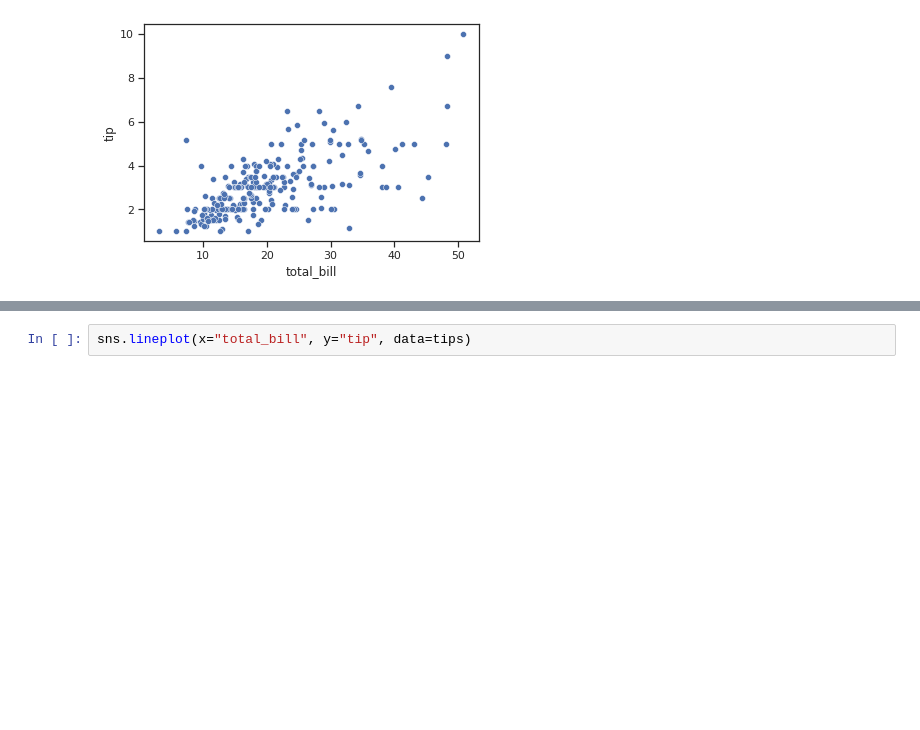
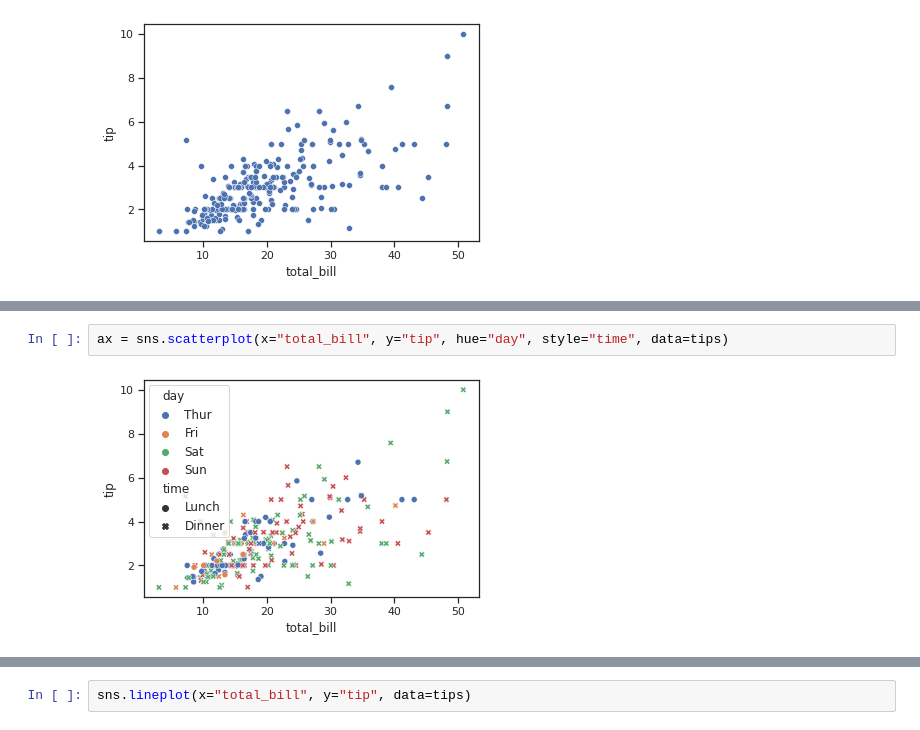
Before and after one commit to zzhining/data_visualization, a Jupyter notebook: tips.ipynb, the cells around one changed output, grey strips where cells are left out. Drawn from its saved outputs; the diff is of its cells as text; blank space fills up the shorter version.

```diff
--- a/tips.ipynb
+++ b/tips.ipynb
@@ -37,0 +42,4 @@ sns.scatterplot(x="total_bill", y="tip", data=tips)
+# %%
+ax = sns.scatterplot(x="total_bill", y="tip", hue="day", style="time", data=tips)
+# %% [output]
+[figure, added]
```
Also changed, not shown: parts of 4 cells of this notebook.
